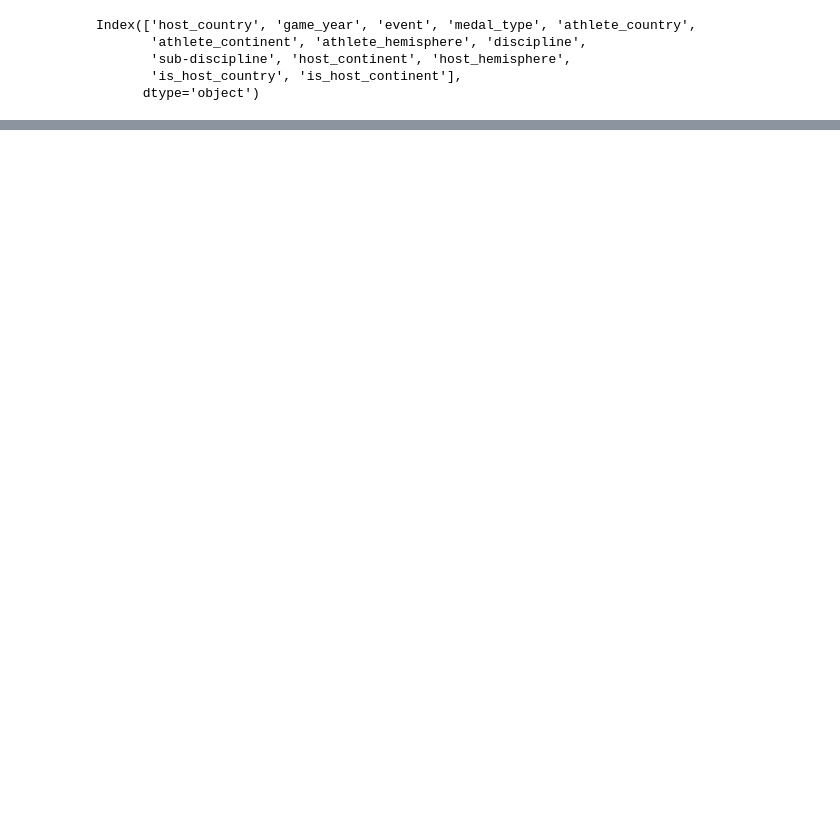
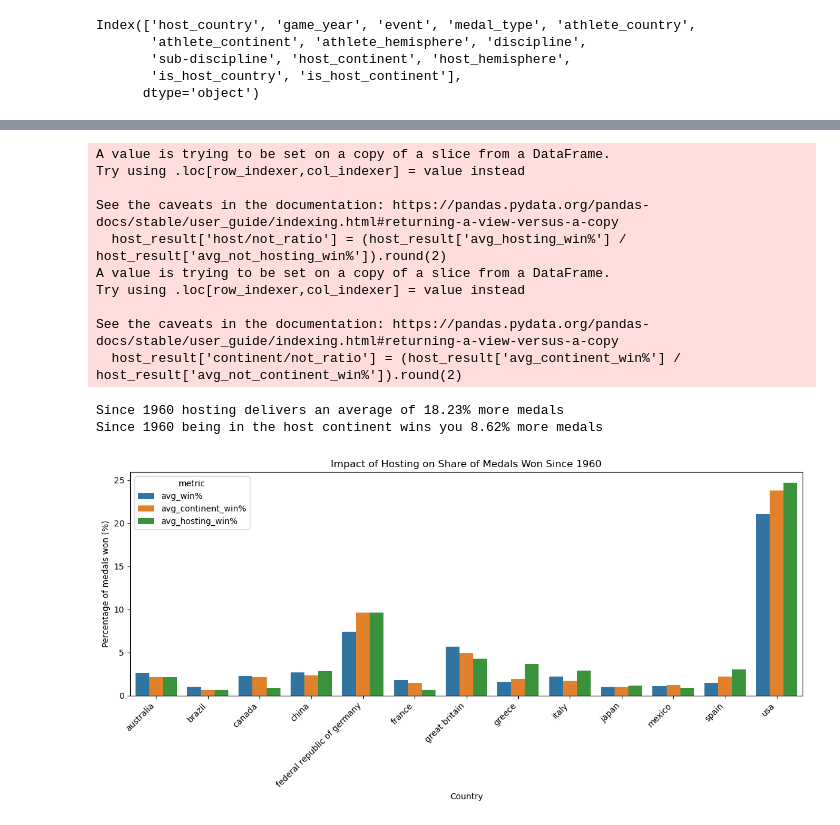
Before and after one commit to naeron75/sql-database, a Jupyter notebook: notebooks/analysis_owen.ipynb, the cells around one changed output, grey strips where cells are left out. Saved outputs shown, nothing was run; the diff lists cells and outputs as text; code cells hidden in the pictures; blank space fills up the shorter version.

```diff
--- a/notebooks/analysis_owen.ipynb
+++ b/notebooks/analysis_owen.ipynb
@@ -139,0 +140,5 @@ filt_df.head()
+# %%
+country_medals = filt_df.groupby(['athlete_country', 'game_year', 'medal_type', 'discipline',
+                                  'is_host_country', 'is_host_continent']).size().reset_index(name='medal_count')
+
+country_medals.head()
@@ -139,0 +348,22 @@ filt_df.head()
+# %%
+df = country_medals.copy()
+
+#from 1980
+df = df[df['game_year'] >= 1980]
+
+df = df.groupby(['athlete_country', 'game_year', 'is_host_country', 'is_host_continent'], as_index=False)['medal_count'].sum()
+
+# total medals for each year
+df['year_total_medals'] = df.groupby('game_year')['medal_count'].transform('sum')
+
+# percentage of medals each country won per year
+df['medal_pct'] = (df['medal_count'] / df['year_total_medals']) * 100
+
+# `avg_win%` for each country across all years
+avg_win = (
+    df.groupby('athlete_country', as_index=False)['medal_pct']
+    .mean()
+    .rename(columns={'medal_pct': 'avg_win%'})
+)
+
+display(avg_win.sort_values(by='avg_win%', ascending = False))
@@ -139,0 +494,19 @@ filt_df.head()
+# %%
+ath_df = country_medals[country_medals['discipline'] == 'athletics']
+
+ath_df = get_ratio_data(ath_df, 1960)
+chart_ratio(ath_df, 1960)
+# %% [output]
+A value is trying to be set on a copy of a slice from a DataFrame.
+Try using .loc[row_indexer,col_indexer] = value instead
+
+See the caveats in the documentation: https://pandas.pydata.org/pandas-docs/stable/user_guide/indexing.html#returning-a-view-versus-a-copy
+  host_result['host/not_ratio'] = (host_result['avg_hosting_win%'] / host_result['avg_not_hosting_win%']).round(2)
+A value is trying to be set on a copy of a slice from a DataFrame.
+Try using .loc[row_indexer,col_indexer] = value instead
+
+See the caveats in the documentation: https://pandas.pydata.org/pandas-docs/stable/user_guide/indexing.html#returning-a-view-versus-a-copy
+  host_result['continent/not_ratio'] = (host_result['avg_continent_win%'] / host_result['avg_not_continent_win%']).round(2)
+Since 1960 hosting delivers an average of 18.23% more medals
+Since 1960 being in the host continent wins you 8.62% more medals
+[figure, added]
```
Also changed, not shown: parts of 22 cells of this notebook.
